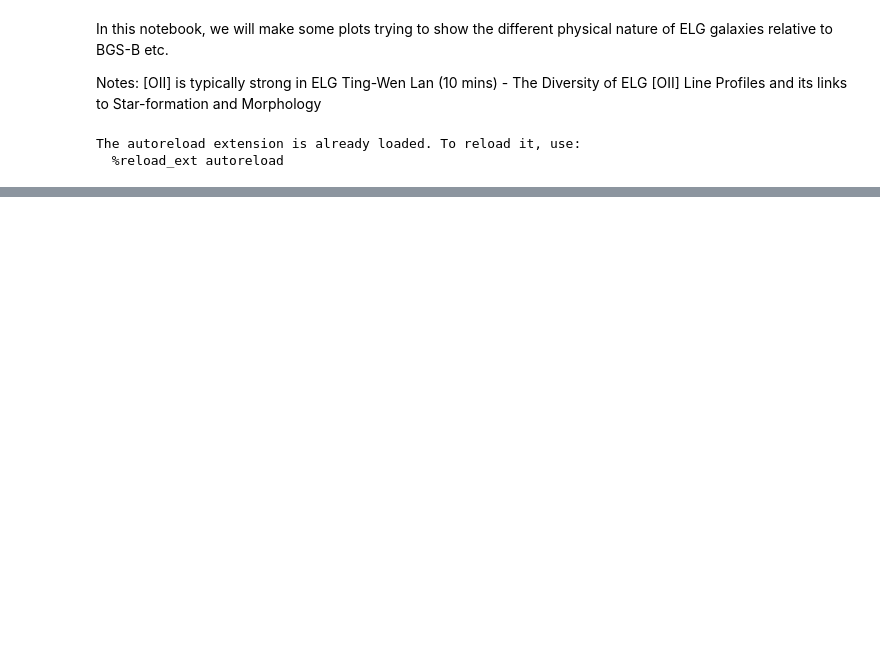
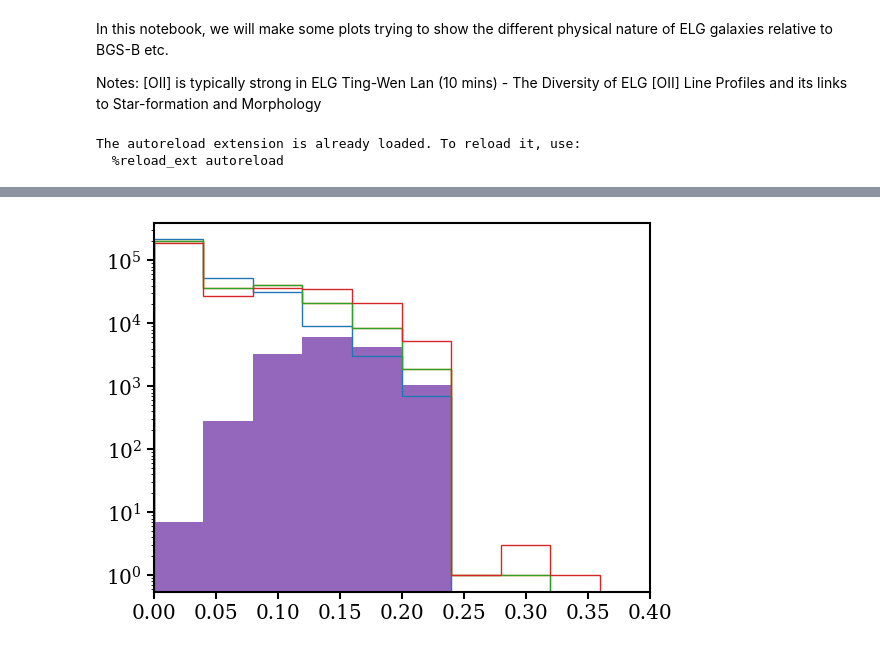
Before and after one commit to virajvman/desi_dwarfs, a Jupyter notebook: notebooks/catalog_paper/elg_property_explore.ipynb, the cells around one changed output, grey strips where cells are left out. Cells and saved outputs as stored; diff of their text form; code cells hidden in the pictures; blank space fills up the shorter version.

```diff
--- a/notebooks/catalog_paper/elg_property_explore.ipynb
+++ b/notebooks/catalog_paper/elg_property_explore.ipynb
@@ -427,0 +93,13 @@ plt.show()
+# %%
+
+# Load data
+print("\n[1] Loading catalog...")
+tot_cat = load_catalog()
+print(f"    Total galaxies after masking: {len(tot_cat)}")
+
+print("\n[2] Loading spectra...")
+spectra_data = load_spectra()
+print(f"    Total spectra loaded: {len(spectra_data['targetid'])}")
+
+wave = spectra_data["wave_rest"]
+print(f"    Wavelength range: {wave.min():.1f} - {wave.max():.1f} Angstroms")
@@ -427,0 +279,30 @@ plt.show()
+# %%
+gr_sdss_corr = tot_cat["ABSMAG01_SDSS_G"].data - tot_cat["ABSMAG01_SDSS_R"].data
+gr_obs = tot_cat["MAG_G"].data - tot_cat["MAG_R"].data
+
+rz_sdss_corr = tot_cat["ABSMAG01_SDSS_R"].data - tot_cat["ABSMAG01_SDSS_Z"].data
+rz_obs = tot_cat["MAG_R"].data - tot_cat["MAG_Z"].data
+
+zred = tot_cat["Z"].data
+
+snr_g = (tot_cat["FLUX_G"].data * np.sqrt(tot_cat["FLUX_IVAR_G"]))
+snr_r = (tot_cat["FLUX_R"].data * np.sqrt(tot_cat["FLUX_IVAR_R"]))
+snr_z = (tot_cat["FLUX_Z"].data * np.sqrt(tot_cat["FLUX_IVAR_Z"]))
+snr_mask = (snr_g > 5) & (snr_r > 5) & (snr_z > 5)
+
+##snr > 5 cut on the magnitude
+# %%
+color_cat = tot_cat[snr_mask]
+# %%
+zred_mask = (zred[snr_mask] > 0.3)
+# %%
+plt.hist(1/np.sqrt(color_cat["ABSMAG01_IVAR_SDSS_G"]),histtype="step",range=(0,0.4))
+plt.hist(1/np.sqrt(color_cat["ABSMAG01_IVAR_SDSS_R"]),histtype="step",range=(0,0.4))
+plt.hist(1/np.sqrt(color_cat["ABSMAG01_IVAR_SDSS_R"]),histtype="step",range=(0,0.4))
+plt.hist(1/np.sqrt(color_cat["ABSMAG01_IVAR_SDSS_Z"]),histtype="step",range=(0,0.4))
+plt.hist(1/np.sqrt(color_cat["ABSMAG01_IVAR_SDSS_Z"][zred_mask]),histtype="stepfilled",range=(0,0.4))
+plt.xlim([0,0.4])
+plt.yscale("log")
+plt.show()
+# %% [output]
+[figure, added]
```
Also changed, not shown: parts of 72 cells of this notebook, 14 other files.
